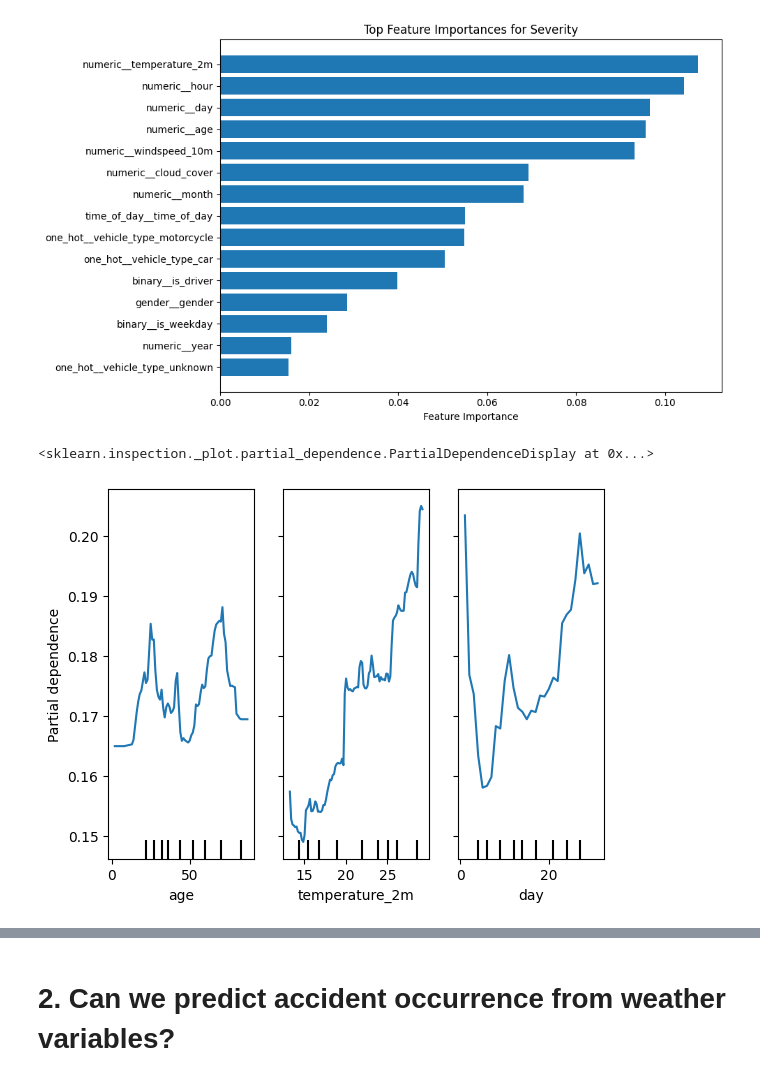
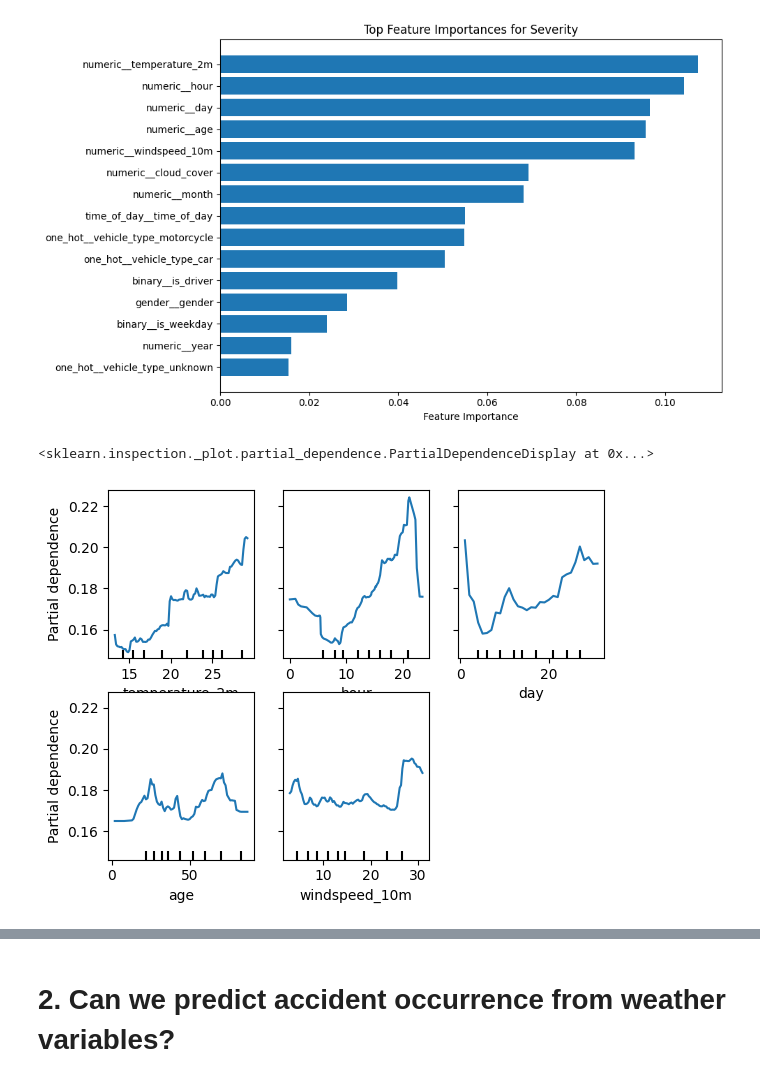
Before and after one commit to Alan-Grech295/ics5110-news-analysis, a Jupyter notebook: 3a_random_forests_alan_grech.ipynb, the cells around one changed output, grey strips where cells are left out. Cells and saved outputs as stored; diff of their text form; code cells hidden in the pictures.

```diff
--- a/3a_random_forests_alan_grech.ipynb
+++ b/3a_random_forests_alan_grech.ipynb
@@ -213,10 +276,13 @@ plt.show()
 # %% [output]
 [figure]
 # %%
+top_feats: list[str] = importance_df.head(5)["feature"].tolist()
+top_feats = [feat.split("__", 1)[-1] for feat in top_feats]
+
 # We use a partial dependence plot to visualize the relationship between top features and the target class "fatal" (3)
 PartialDependenceDisplay.from_estimator(
-    best_pipeline, x_train, ["age", "temperature_2m", "day"], target=3, n_jobs=-1
+    best_pipeline, x_train, top_feats, target=3
 )
 # %% [output]
 <sklearn.inspection._plot.partial_dependence.PartialDependenceDisplay at 0x...>
-[figure, old version]
+[figure, new version]
```
Also changed, not shown: parts of 22 cells of this notebook.
